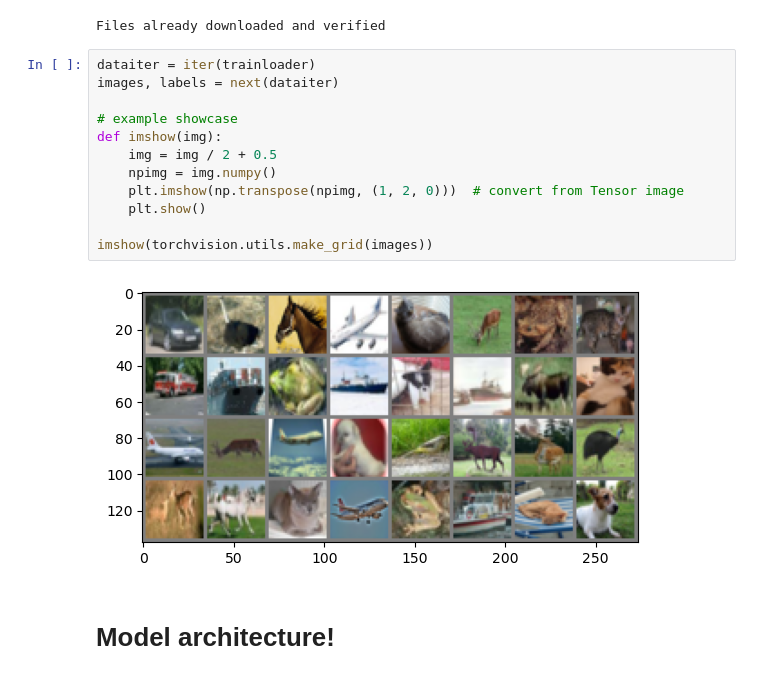
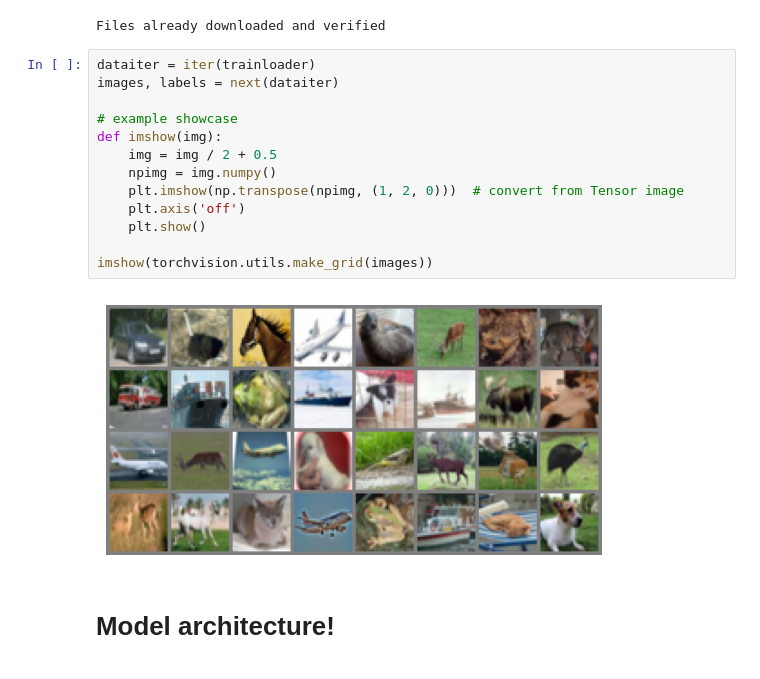
Before and after one commit to noahrn/bayesian-optimization-02463, a Jupyter notebook: code.ipynb, the cells around one changed output. Drawn from its saved outputs; the diff is of its cells as text.

```diff
--- a/code.ipynb
+++ b/code.ipynb
@@ -59,17 +59,18 @@ Files already downloaded and verified
 # %%
 dataiter = iter(trainloader)
 images, labels = next(dataiter)
 
 # example showcase
 def imshow(img):
     img = img / 2 + 0.5
     npimg = img.numpy()
     plt.imshow(np.transpose(npimg, (1, 2, 0)))  # convert from Tensor image
+    plt.axis('off')
     plt.show()
 
 imshow(torchvision.utils.make_grid(images))
 # %% [output]
-[figure, old version]
+[figure, new version]
 # %% [markdown]
 # Model architecture!
 # %%
```
Also changed, not shown: parts of 10 cells of this notebook.
